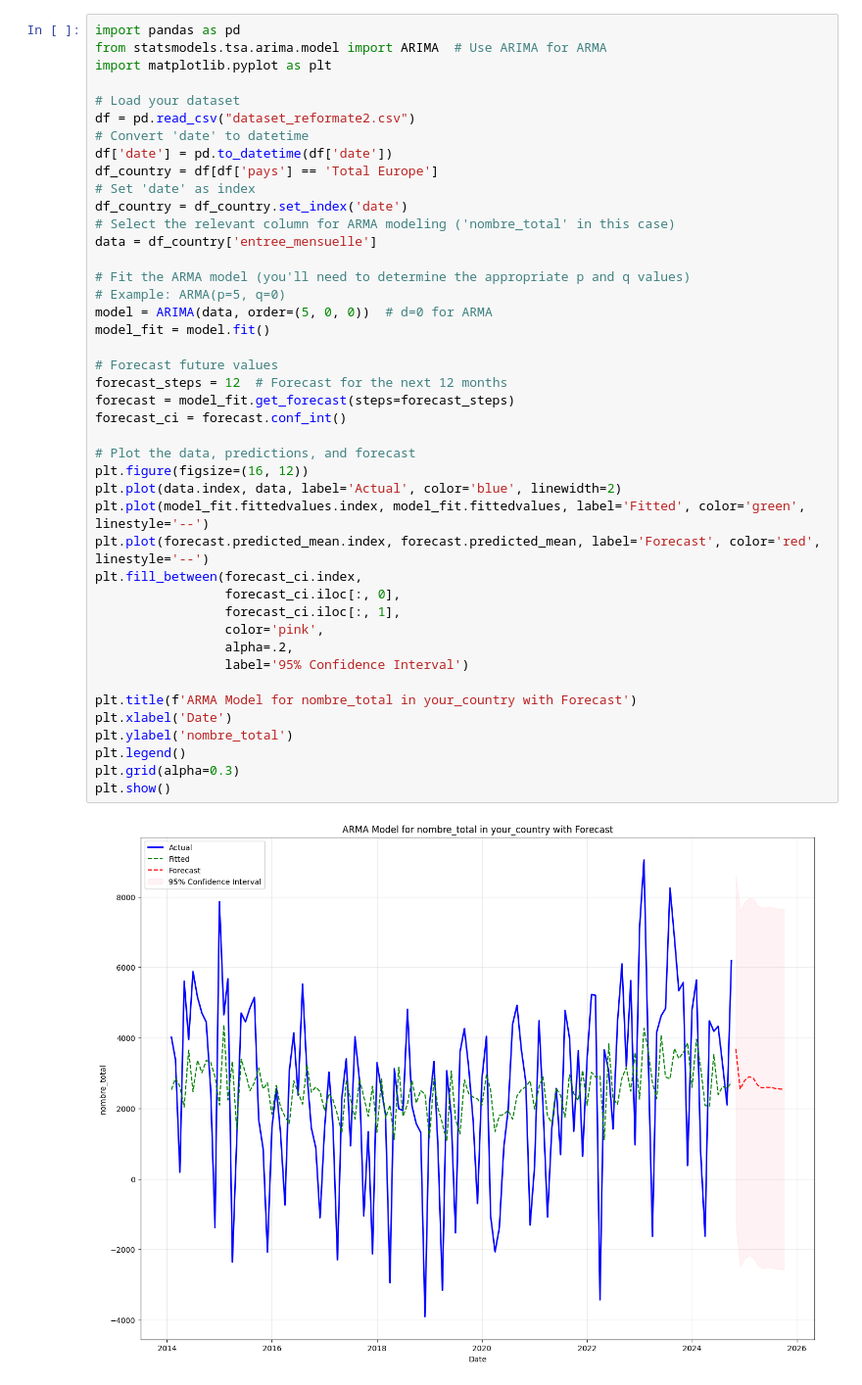
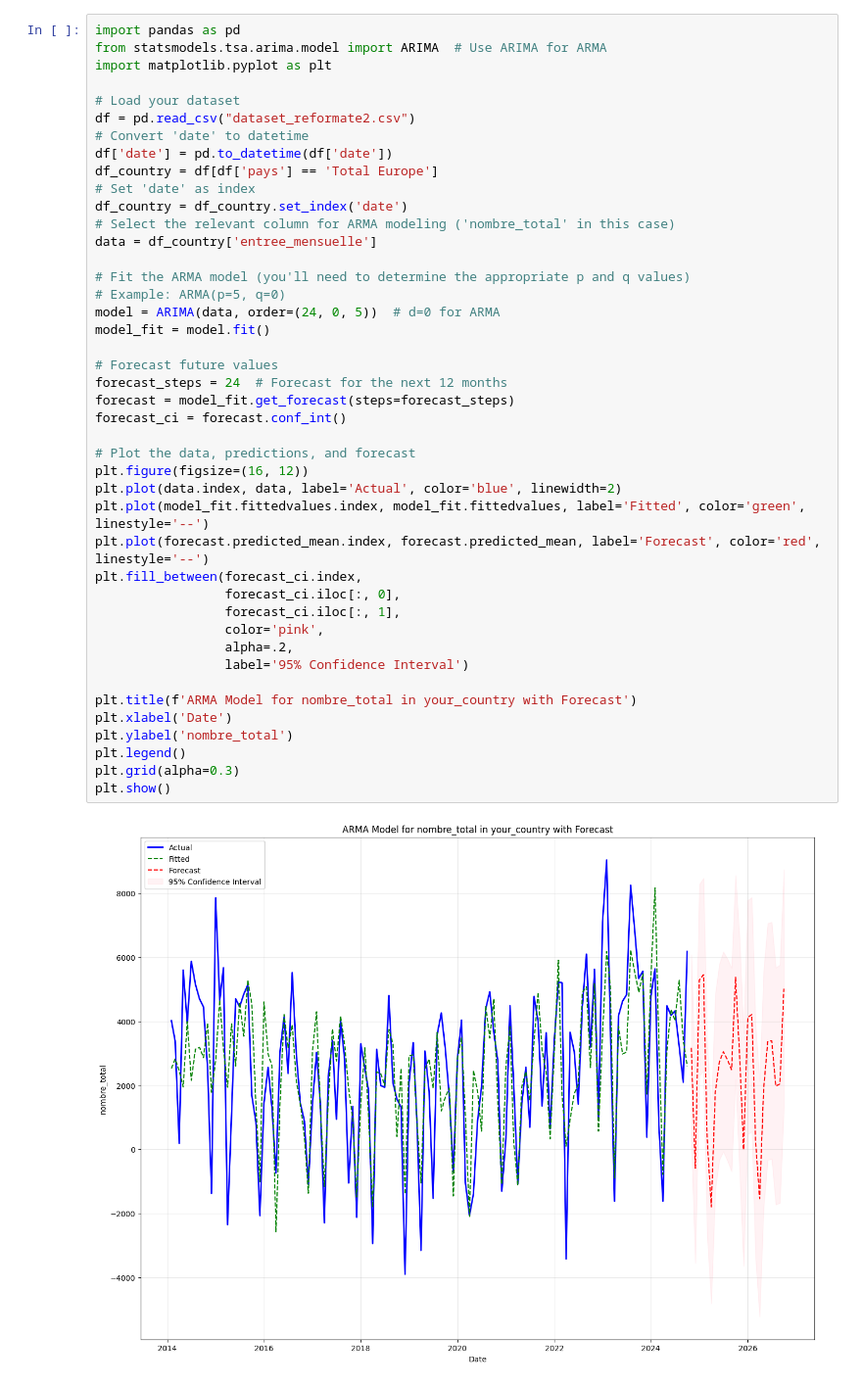
Before and after one commit to SuperMegaFort/TSM-AnSeqDa, a Jupyter notebook: ARMA.ipynb, the cells around one changed output. Shown at 98% size. Drawn from its saved outputs; the diff is of its cells as text.

Commit message:
amélioration ARMA ARIMA SARIMAX

```diff
--- a/ARMA.ipynb
+++ b/ARMA.ipynb
@@ -58,33 +58,33 @@ df_country = df_country.set_index('date')
 # Select the relevant column for ARMA modeling ('nombre_total' in this case)
 data = df_country['entree_mensuelle']
 
 # Fit the ARMA model (you'll need to determine the appropriate p and q values)
 # Example: ARMA(p=5, q=0)
-model = ARIMA(data, order=(5, 0, 0))  # d=0 for ARMA
+model = ARIMA(data, order=(24, 0, 5))  # d=0 for ARMA
 model_fit = model.fit()
 
 # Forecast future values
-forecast_steps = 12  # Forecast for the next 12 months
+forecast_steps = 24  # Forecast for the next 12 months
 forecast = model_fit.get_forecast(steps=forecast_steps)
 forecast_ci = forecast.conf_int()
 
 # Plot the data, predictions, and forecast
 plt.figure(figsize=(16, 12))
 plt.plot(data.index, data, label='Actual', color='blue', linewidth=2)
 plt.plot(model_fit.fittedvalues.index, model_fit.fittedvalues, label='Fitted', color='green', linestyle='--')
 plt.plot(forecast.predicted_mean.index, forecast.predicted_mean, label='Forecast', color='red', linestyle='--')
 plt.fill_between(forecast_ci.index,
                  forecast_ci.iloc[:, 0],
                  forecast_ci.iloc[:, 1],
                  color='pink',
                  alpha=.2,
                  label='95% Confidence Interval')
 
 plt.title(f'ARMA Model for nombre_total in your_country with Forecast')
 plt.xlabel('Date')
 plt.ylabel('nombre_total')
 plt.legend()
 plt.grid(alpha=0.3)
 plt.show()
 # %% [output]
-[figure, old version]
+[figure, new version]
```
Also changed, not shown: parts of 2 cells of this notebook, 5 other files.
